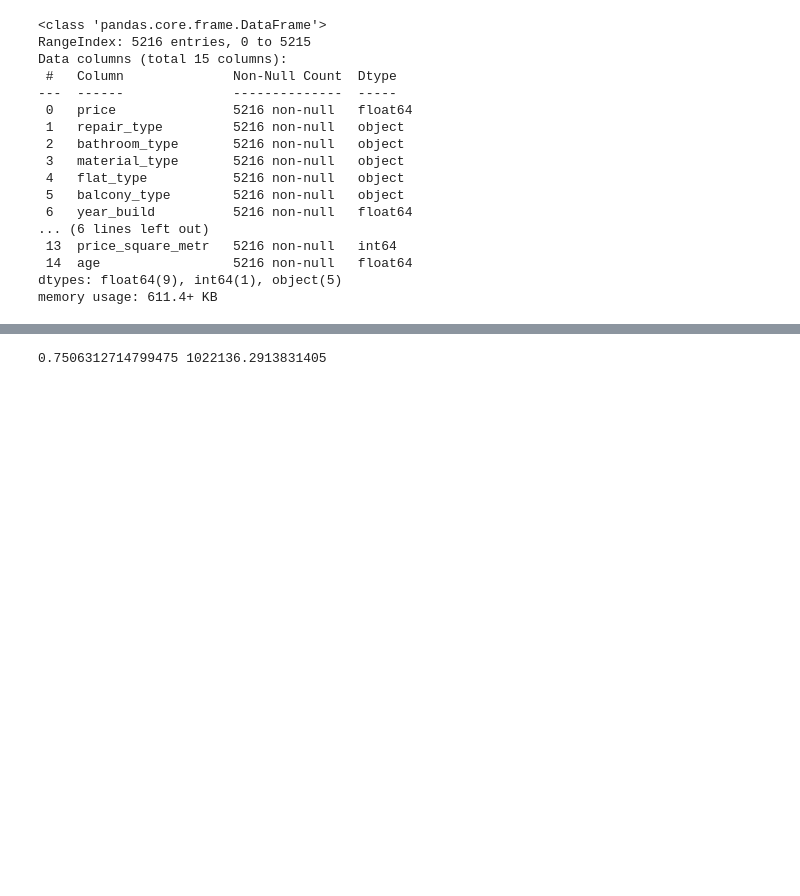
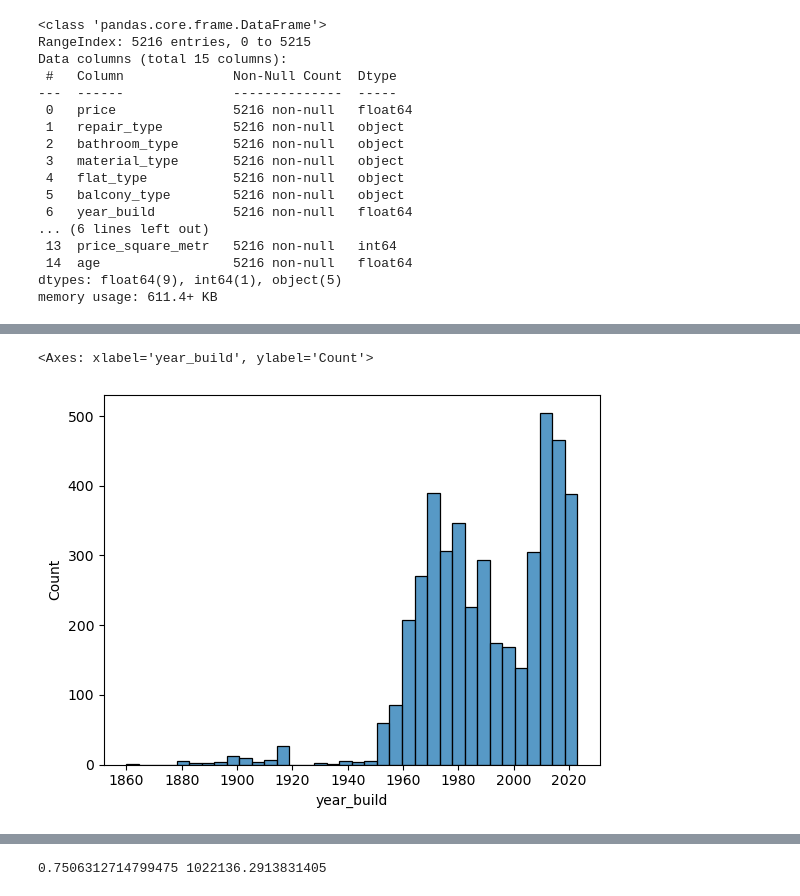
Before and after one commit to Aksyon/property_price_forecast, a Jupyter notebook: flats_project.ipynb, the cells around one changed output, grey strips where cells are left out. Saved outputs shown, nothing was run; the diff lists cells and outputs as text; code cells hidden in the pictures; blank space fills up the shorter version.

```diff
--- a/flats_project.ipynb
+++ b/flats_project.ipynb
@@ -317,0 +362,7 @@ color='orange'
+# %%
+#Рассмотрим распределение объектов по годам
+
+sns.histplot(dataset[dataset['year_build']!=-1]['year_build'])
+# %% [output]
+<Axes: xlabel='year_build', ylabel='Count'>
+[figure, added]
```
Also changed, not shown: parts of 42 cells of this notebook.
